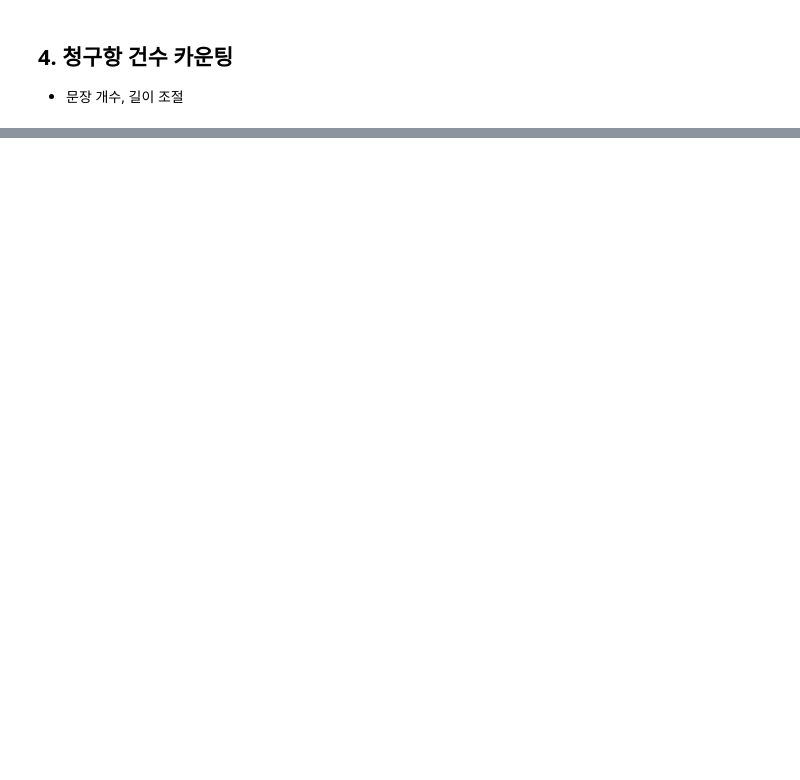
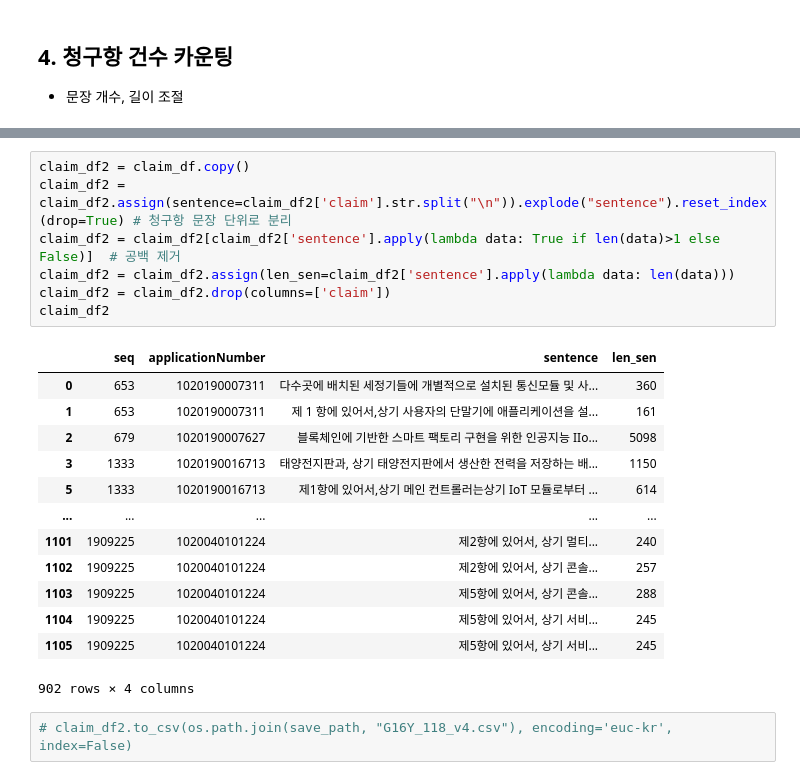
Before and after one commit to heejung-yu/patent, a Jupyter notebook: 1.data_preprocessing/create_llm_training_data.ipynb, the cells around one changed output, grey strips where cells are left out. Drawn from its saved outputs; the diff is of its cells as text; blank space fills up the shorter version.

```diff
--- a/1.data_preprocessing/create_llm_training_data.ipynb
+++ b/1.data_preprocessing/create_llm_training_data.ipynb
@@ -112,0 +162,23 @@ for claim in split_claim:
+# %%
+claim_df2 = claim_df.copy()
+claim_df2 = claim_df2.assign(sentence=claim_df2['claim'].str.split("\n")).explode("sentence").reset_index(drop=True) # 청구항 문장 단위로 분리
+claim_df2 = claim_df2[claim_df2['sentence'].apply(lambda data: True if len(data)>1 else False)]  # 공백 제거
+claim_df2 = claim_df2.assign(len_sen=claim_df2['sentence'].apply(lambda data: len(data)))
+claim_df2 = claim_df2.drop(columns=['claim'])
+claim_df2
+# %% [output]
+|  | seq | applicationNumber | sentence | len_sen |
+| 0 | 653 | 1020190007311 | 다수곳에 배치된 세정기들에 개별적으로 설치된 통신모듈 및 사... | 360 |
+| 1 | 653 | 1020190007311 | 제 1 항에 있어서,상기 사용자의 단말기에 애플리케이션을 설... | 161 |
+| 2 | 679 | 1020190007627 | 블록체인에 기반한 스마트 팩토리 구현을 위한 인공지능 IIo... | 5098 |
+| 3 | 1333 | 1020190016713 | 태양전지판과, 상기 태양전지판에서 생산한 전력을 저장하는 배... | 1150 |
+| 5 | 1333 | 1020190016713 | 제1항에 있어서,상기 메인 컨트롤러는상기 IoT 모듈로부터 ... | 614 |
+| ... | ... | ... | ... | ... |
+| 1101 | 1909225 | 1020040101224 | 제2항에 있어서, 상기 멀티... | 240 |
+| 1102 | 1909225 | 1020040101224 | 제2항에 있어서, 상기 콘솔... | 257 |
+| 1103 | 1909225 | 1020040101224 | 제5항에 있어서, 상기 콘솔... | 288 |
+| 1104 | 1909225 | 1020040101224 | 제5항에 있어서, 상기 서비... | 245 |
+| 1105 | 1909225 | 1020040101224 | 제5항에 있어서, 상기 서비... | 245 |
+902 rows × 4 columns
+# %%
+# claim_df2.to_csv(os.path.join(save_path, "G16Y_118_v4.csv"), encoding='euc-kr', index=False)
```
Also changed, not shown: parts of 25 cells of this notebook, 3 other files.
